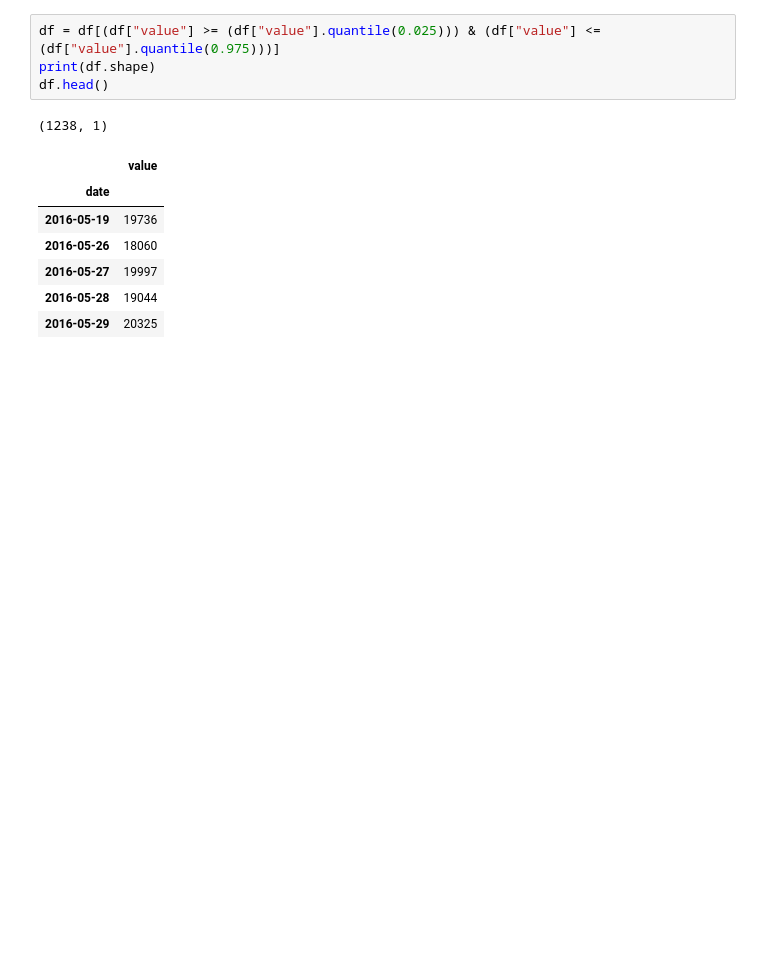
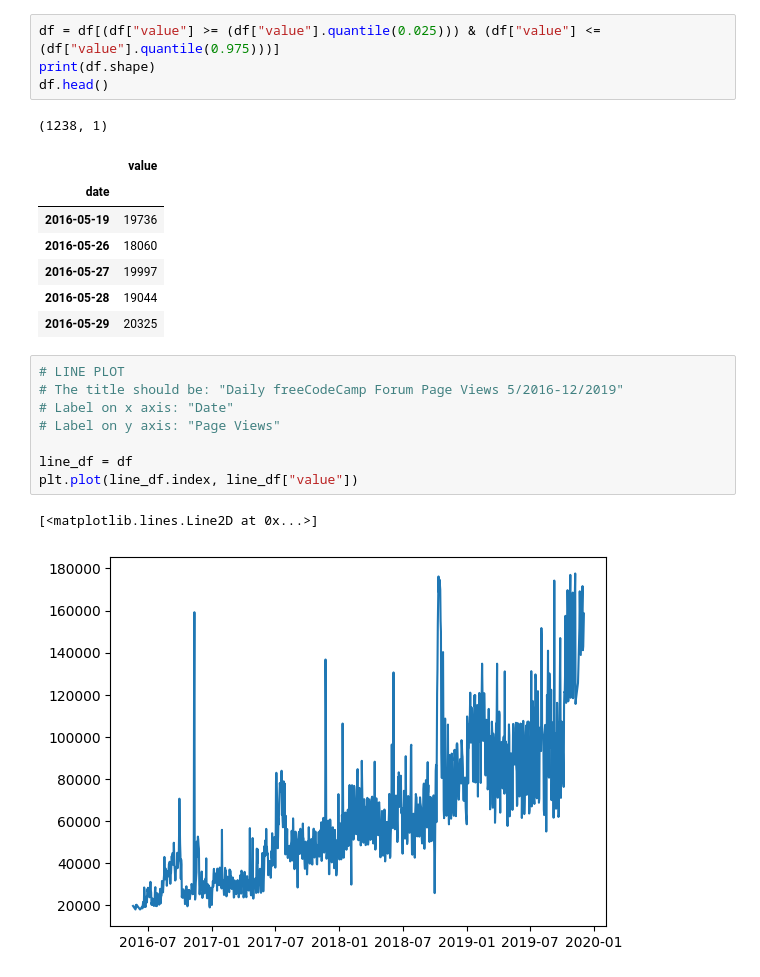
Before and after one commit to cruzcyn/Page-View-Time-Series-Visualizer, a Jupyter notebook: notebook.ipynb, the cells around one changed output. Drawn from its saved outputs; the diff is of its cells as text; blank space fills up the shorter version.

Commit message:
Create first draft of line plot

```diff
--- a/notebook.ipynb
+++ b/notebook.ipynb
@@ -40,3 +40,14 @@ df.head()
 | 2016-05-27 | 19997 |
 | 2016-05-28 | 19044 |
 | 2016-05-29 | 20325 |
+# %%
+# LINE PLOT
+# The title should be: "Daily freeCodeCamp Forum Page Views 5/2016-12/2019"
+# Label on x axis: "Date"
+# Label on y axis: "Page Views"
+
+line_df = df
+plt.plot(line_df.index, line_df["value"])
+# %% [output]
+[<matplotlib.lines.Line2D at 0x...>]
+[figure, added]
```
Also changed, not shown: 1 other file.
